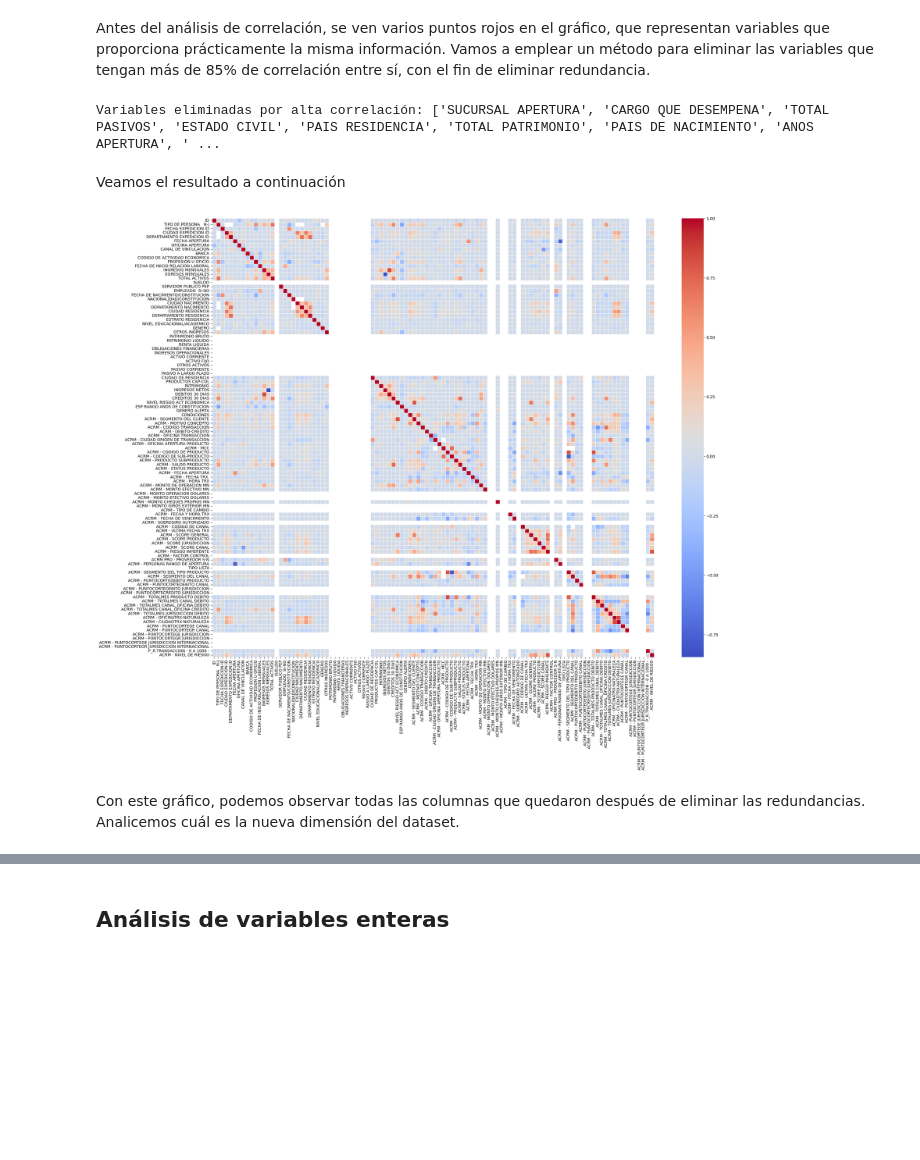
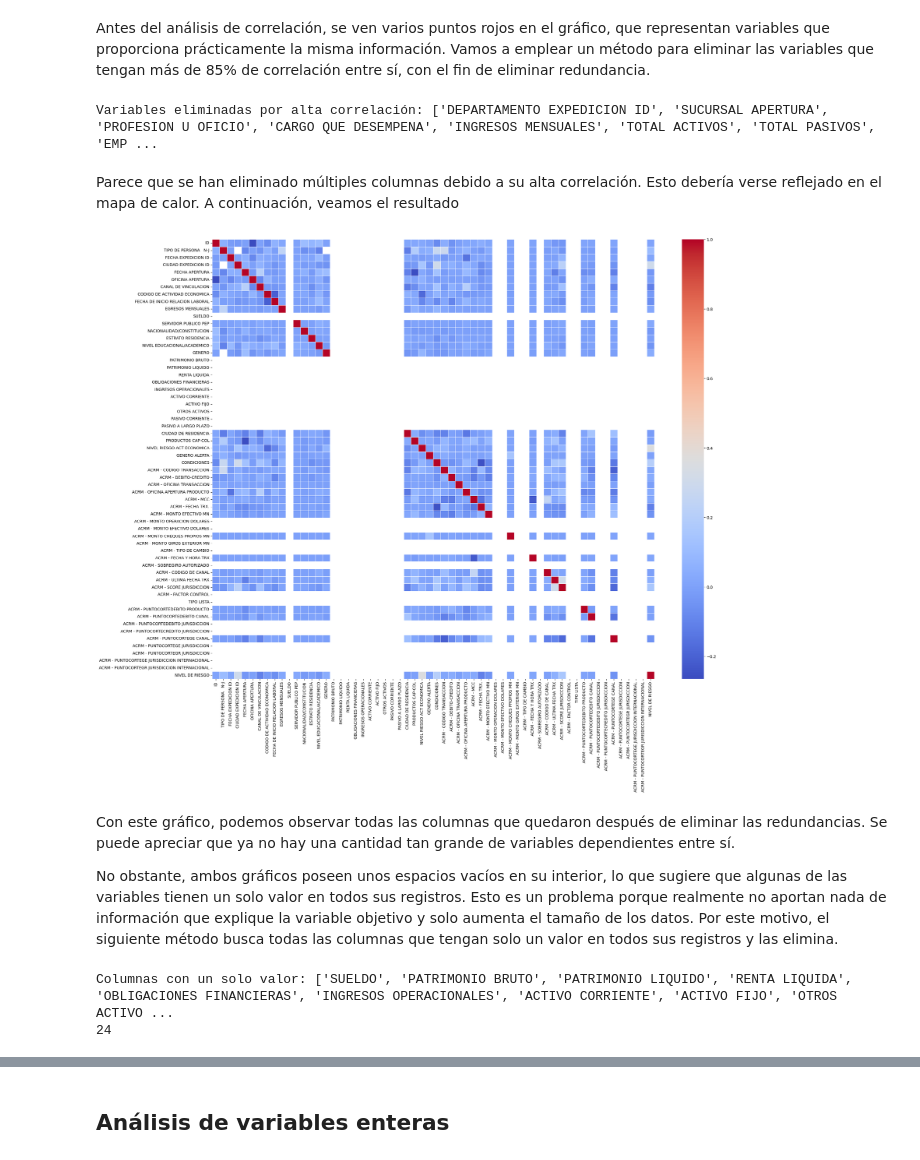
Before and after one commit to gabrielres10/EDA-Caso-Banco, a Jupyter notebook: plantilla_entrega_final_(renombrar).ipynb, the cells around one changed output, grey strips where cells are left out. Drawn from its saved outputs; the diff is of its cells as text; code cells hidden in the pictures; blank space fills up the shorter version.

Commit message:
caracteristicas numericas refinadas

```diff
--- a/plantilla_entrega_final_(renombrar).ipynb
+++ b/plantilla_entrega_final_(renombrar).ipynb
@@ -514,7 +509,0 @@ Estas variables se tratarán con label encoding  porque tienen pocas opciones y
-# %%
-# Esta celda puede tardar un poco
-le = LabelEncoder()
-for column in variables_pocas_categorias:
-    # Aplicamos Label Encoding solo a valores no nulos
-    temp = df_non_numeric[column].dropna()  # Eliminamos NaN temporalmente
-    numeric_data[column] = df_non_numeric[column].map(lambda x: le.fit(temp).transform([x])[0] if pd.notna(x) else np.nan)
@@ -638,7 +625,7 @@ Antes del análisis de correlación, se ven varios puntos rojos en el gráfico,
 non_redundant_df = numeric_data.copy()
 
 # Definir un umbral de correlación (ejemplo: 0.85)
-correlation_threshold = 0.85
+correlation_threshold = 0.4
 
 # Calculamos la matriz de correlación
 corr_matrix = non_redundant_df.corr().abs()
@@ -652,17 +639,34 @@ to_drop = [column for column in upper_triangle.columns if any(upper_triangle[col
 # Eliminamos las columnas seleccionadas
 non_redundant_df = non_redundant_df.drop(columns=to_drop)
 
+non_redundant_df['NIVEL DE RIESGO'] = numeric_data['ACRM - NIVEL DE RIESGO']
+non_redundant_df = non_redundant_df.drop(columns=['ACRM - SCORE PRODUCTO'])
+
 # Mostramos las variables eliminadas
 print("Variables eliminadas por alta correlación:", to_drop)
 # %% [output]
-Variables eliminadas por alta correlación: ['SUCURSAL APERTURA', 'CARGO QUE DESEMPENA', 'TOTAL PASIVOS', 'ESTADO CIVIL', 'PAIS RESIDENCIA', 'TOTAL PATRIMONIO', 'PAIS DE NACIMIENTO', 'ANOS APERTURA', ' ...
+Variables eliminadas por alta correlación: ['DEPARTAMENTO EXPEDICION ID', 'SUCURSAL APERTURA', 'PROFESION U OFICIO', 'CARGO QUE DESEMPENA', 'INGRESOS MENSUALES', 'TOTAL ACTIVOS', 'TOTAL PASIVOS', 'EMP ...
-# %% [markdown]
-Veamos el resultado a continuación
+# %% [markdown]
+Parece que se han eliminado múltiples columnas debido a su alta correlación. Esto debería verse reflejado en el mapa de calor. A continuación, veamos el resultado
 # %%
 plt.figure(figsize=(25, 20))
-sns.heatmap(correlated_df.corr(), annot=False, cmap="coolwarm", linewidths=0.5)
+sns.heatmap(non_redundant_df.corr(), annot=False, cmap="coolwarm", linewidths=0.5)
 plt.show()
 # %% [output]
-[figure, old version]
+[figure, new version]
-# %% [markdown]
-Con este gráfico, podemos observar todas las columnas que quedaron después de eliminar las redundancias. Analicemos cuál es la nueva dimensión del dataset.
+# %% [markdown]
+Con este gráfico, podemos observar todas las columnas que quedaron después de eliminar las redundancias. Se puede apreciar que ya no hay una cantidad tan grande de variables dependientes entre sí.
+
+No obstante, ambos gráficos poseen unos espacios vacíos en su interior, lo que sugiere que algunas de las variables tienen un solo valor en todos sus registros. Esto es un problema porque realmente no aportan nada de información que explique la variable objetivo y solo aumenta el tamaño de los datos. Por este motivo, el siguiente método busca todas las columnas que tengan solo un valor en todos sus registros y las elimina.
+# %%
+# Encontrar columnas con un solo valor único
+columns_one_value = [col for col in non_redundant_df.columns if non_redundant_df[col].nunique() == 1]
+
+# Mostrar las columnas detectadas
+print("Columnas con un solo valor:", columns_one_value)
+print(len(columns_one_value))
+
+non_redundant_df = non_redundant_df.drop(columns=columns_one_value)
+# %% [output]
+Columnas con un solo valor: ['SUELDO', 'PATRIMONIO BRUTO', 'PATRIMONIO LIQUIDO', 'RENTA LIQUIDA', 'OBLIGACIONES FINANCIERAS', 'INGRESOS OPERACIONALES', 'ACTIVO CORRIENTE', 'ACTIVO FIJO', 'OTROS ACTIVO ...
+24
```
Also changed, not shown: parts of 252 cells of this notebook.
